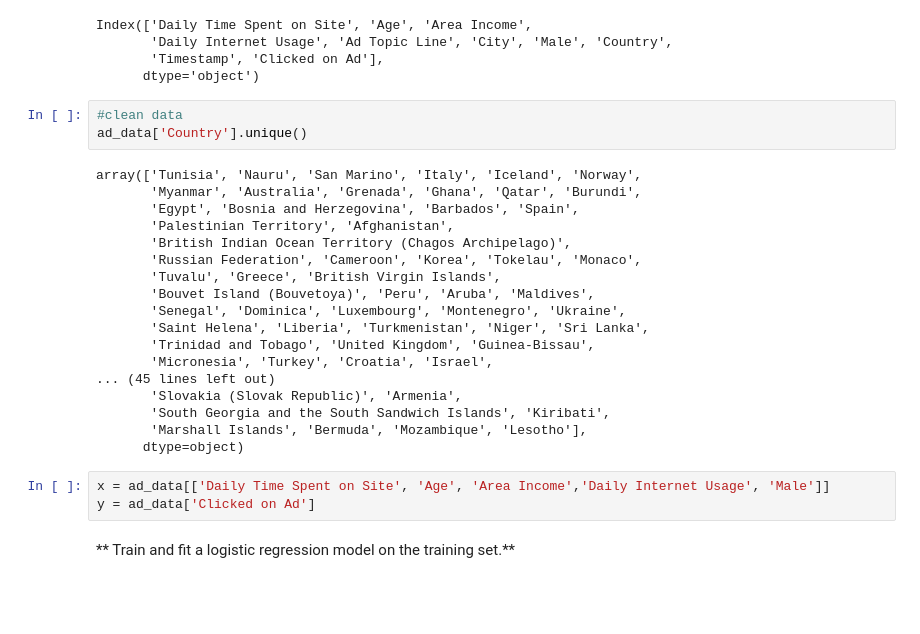
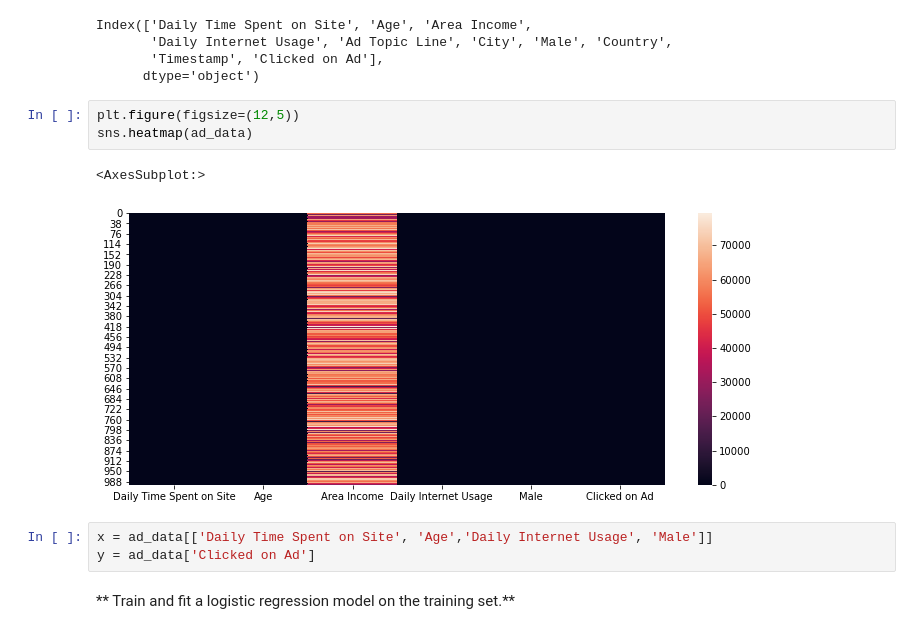
Before and after one commit to itsregalo/DS-ML, a Jupyter notebook: logistic-regression/02-Logistic Regression Project.ipynb, the cells around one changed output. Cells and saved outputs as stored; diff of their text form; blank space fills up the shorter version.

Commit message:
fixed data and got 0.95 h1 score

```diff
--- a/logistic-regression/02-Logistic Regression Project.ipynb
+++ b/logistic-regression/02-Logistic Regression Project.ipynb
@@ -137,29 +137,14 @@ Index(['Daily Time Spent on Site', 'Age', 'Area Income',
        'Daily Internet Usage', 'Ad Topic Line', 'City', 'Male', 'Country',
        'Timestamp', 'Clicked on Ad'],
       dtype='object')
-# %%
-#clean data
-ad_data['Country'].unique()
-# %% [output]
-array(['Tunisia', 'Nauru', 'San Marino', 'Italy', 'Iceland', 'Norway',
-       'Myanmar', 'Australia', 'Grenada', 'Ghana', 'Qatar', 'Burundi',
-       'Egypt', 'Bosnia and Herzegovina', 'Barbados', 'Spain',
-       'Palestinian Territory', 'Afghanistan',
-       'British Indian Ocean Territory (Chagos Archipelago)',
-       'Russian Federation', 'Cameroon', 'Korea', 'Tokelau', 'Monaco',
-       'Tuvalu', 'Greece', 'British Virgin Islands',
-       'Bouvet Island (Bouvetoya)', 'Peru', 'Aruba', 'Maldives',
-       'Senegal', 'Dominica', 'Luxembourg', 'Montenegro', 'Ukraine',
-       'Saint Helena', 'Liberia', 'Turkmenistan', 'Niger', 'Sri Lanka',
-       'Trinidad and Tobago', 'United Kingdom', 'Guinea-Bissau',
-       'Micronesia', 'Turkey', 'Croatia', 'Israel',
-... (45 lines left out)
-       'Slovakia (Slovak Republic)', 'Armenia',
-       'South Georgia and the South Sandwich Islands', 'Kiribati',
-       'Marshall Islands', 'Bermuda', 'Mozambique', 'Lesotho'],
-      dtype=object)
+# %%
+plt.figure(figsize=(12,5))
+sns.heatmap(ad_data)
+# %% [output]
+<AxesSubplot:>
+[figure, added]
 # %%
-x = ad_data[['Daily Time Spent on Site', 'Age', 'Area Income','Daily Internet Usage', 'Male']]
+x = ad_data[['Daily Time Spent on Site', 'Age','Daily Internet Usage', 'Male']]
 y = ad_data['Clicked on Ad']
 # %% [markdown]
 ** Train and fit a logistic regression model on the training set.**
```
Also changed, not shown: parts of 1 cell of this notebook.
